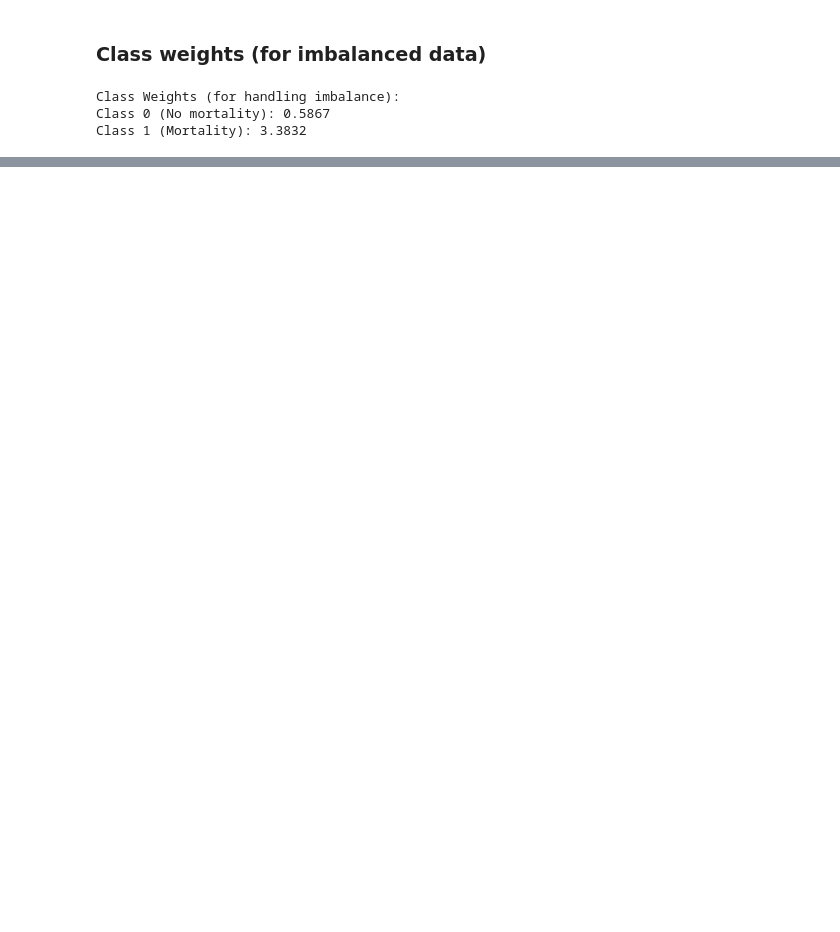
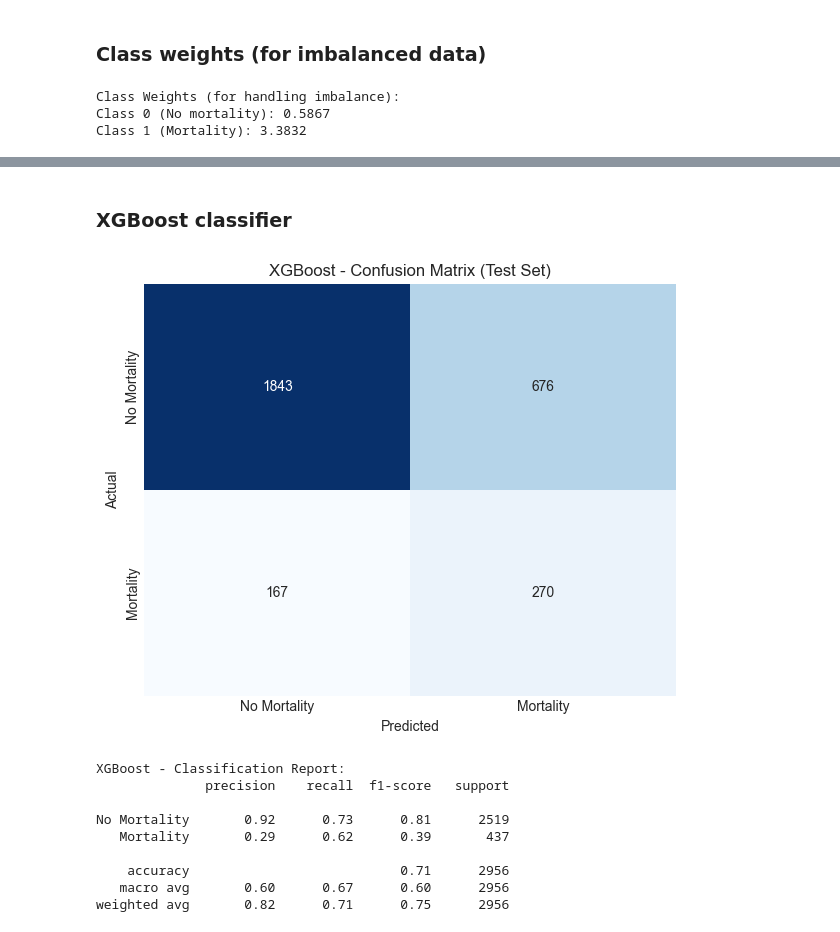
Before and after one commit to uripont/catalan-traffic-accident-analysis, a Jupyter notebook: notebooks/03_model_exploration.ipynb, the cells around one changed output, grey strips where cells are left out. Drawn from its saved outputs; the diff is of its cells as text; code cells hidden in the pictures; blank space fills up the shorter version.

```diff
--- a/notebooks/03_model_exploration.ipynb
+++ b/notebooks/03_model_exploration.ipynb
@@ -167,0 +344,40 @@ Class 1 (Mortality): 3.3832
+# %% [markdown]
+### XGBoost classifier
+# %%
+xgb = XGBClassifier(
+    n_estimators=100,
+    max_depth=5,
+    learning_rate=0.1,
+    scale_pos_weight=class_weight_dict[1] / class_weight_dict[0],
+    random_state=42,
+    n_jobs=-1,
+    verbosity=0
+)
+
+xgb_train_start = time.time()
+xgb.fit(X_train_scaled, y_train)
+xgb_train_time = time.time() - xgb_train_start
+
+xgb_results = evaluate_model(xgb, X_train_scaled, X_val_scaled, X_test_scaled,
+                             y_train, y_val, y_test, 'XGBoost')
+
+xgb_info = {
+    'model': xgb,
+    'training_time': xgb_train_time,
+    'inference_time': xgb_results['Inference Time (ms/sample)'],
+    'parameters': xgb.n_estimators * 5,  # Approximate
+    'test_results': xgb_results['Test']
+}
+
+plot_confusion_matrix(xgb, X_test_scaled, y_test, 'XGBoost')
+# %% [output]
+[figure, added]
+XGBoost - Classification Report:
+              precision    recall  f1-score   support
+
+No Mortality       0.92      0.73      0.81      2519
+   Mortality       0.29      0.62      0.39       437
+
+    accuracy                           0.71      2956
+   macro avg       0.60      0.67      0.60      2956
+weighted avg       0.82      0.71      0.75      2956
```
Also changed, not shown: parts of 21 cells of this notebook, 1 other file.
